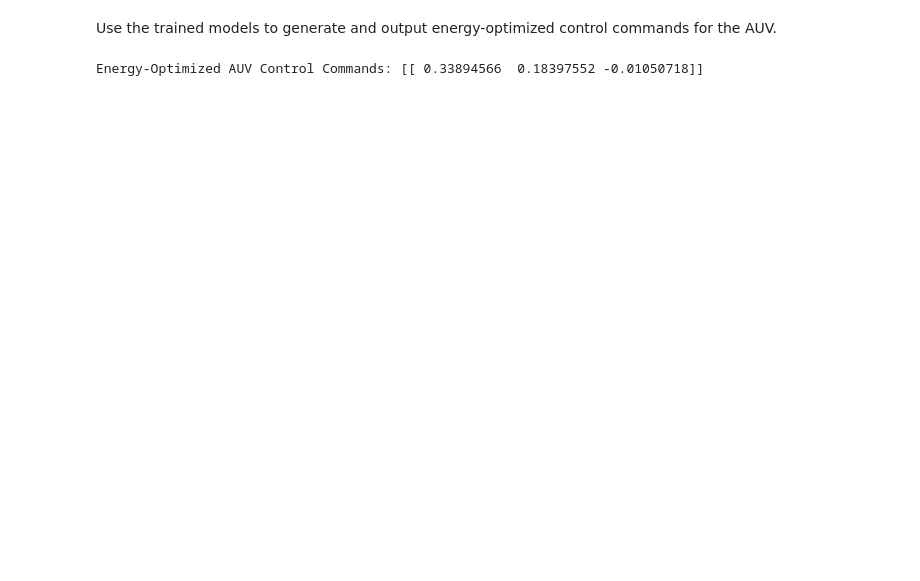
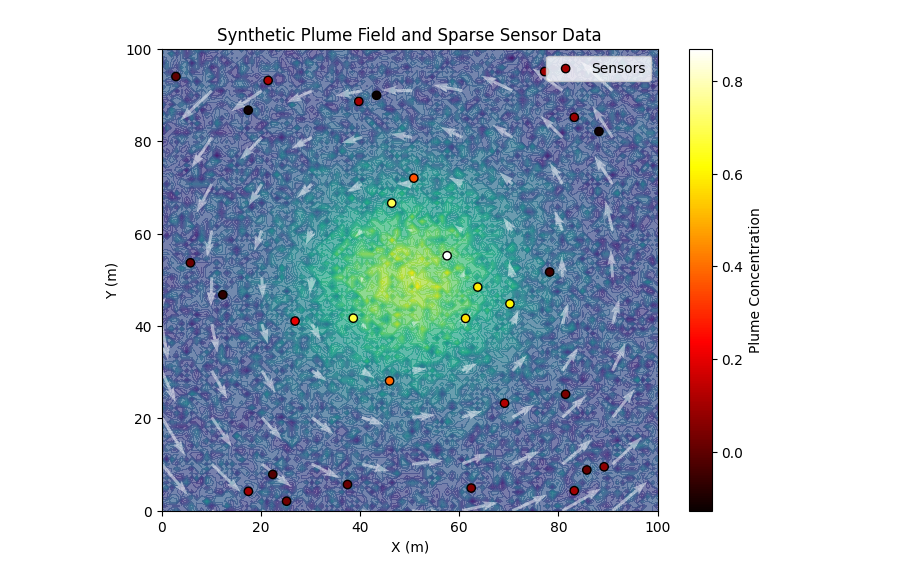
Before and after one commit to Anmol-Josan/PCMTF-for-AUV, a Jupyter notebook: AUV_Energy_Optimized_Control_Pipeline.ipynb, the cells around one changed output. Drawn from its saved outputs; the diff is of its cells as text; code cells hidden in the pictures; blank space fills up the shorter version.

```diff
--- a/AUV_Energy_Optimized_Control_Pipeline.ipynb
+++ b/AUV_Energy_Optimized_Control_Pipeline.ipynb
@@ -217,11 +0,0 @@ HamiltonianPolicyNet(
-# %% [markdown]
-Use the trained models to generate and output energy-optimized control commands for the AUV.
-# %%
-# Placeholder: Generate energy-optimized AUV control commands
-
-# In practice, this would use the outputs of the trained models
-example_input = torch.randn(1, 8)  # Example input vector
-control_commands = policy_net(example_input)
-print('Energy-Optimized AUV Control Commands:', control_commands.detach().numpy())
-# %% [output]
-Energy-Optimized AUV Control Commands: [[ 0.33894566  0.18397552 -0.01050718]]
@@ -230,0 +36,43 @@ from common_imports import *
+# %%
+import numpy as np
+import matplotlib.pyplot as plt
+
+# Set random seed for reproducibility
+np.random.seed(42)
+
+# Define spatial grid (e.g., 2D area)
+x = np.linspace(0, 100, 100)
+y = np.linspace(0, 100, 100)
+X, Y = np.meshgrid(x, y)
+
+# Simulate a synthetic plume concentration field (e.g., Gaussian blob with noise)
+def plume_concentration(x, y, center=(50, 50), sigma=15):
+    return np.exp(-((x - center[0])**2 + (y - center[1])**2) / (2 * sigma**2))
+
+C = plume_concentration(X, Y) + 0.1 * np.random.randn(*X.shape)
+
+# Simulate flow field (u, v) as simple vortex + noise
+u = - (Y - 50) / 50 + 0.05 * np.random.randn(*X.shape)
+v = (X - 50) / 50 + 0.05 * np.random.randn(*X.shape)
+
+# Sample sparse sensor locations
+num_sensors = 30
+sensor_x = np.random.uniform(0, 100, num_sensors)
+sensor_y = np.random.uniform(0, 100, num_sensors)
+sensor_c = plume_concentration(sensor_x, sensor_y) + 0.1 * np.random.randn(num_sensors)
+sensor_u = - (sensor_y - 50) / 50 + 0.05 * np.random.randn(num_sensors)
+sensor_v = (sensor_x - 50) / 50 + 0.05 * np.random.randn(num_sensors)
+
+# Visualize the synthetic data
+plt.figure(figsize=(8, 6))
+plt.contourf(X, Y, C, levels=50, cmap='viridis', alpha=0.7)
+plt.quiver(X[::10, ::10], Y[::10, ::10], u[::10, ::10], v[::10, ::10], color='white', alpha=0.5)
+plt.scatter(sensor_x, sensor_y, c=sensor_c, cmap='hot', edgecolor='k', label='Sensors')
+plt.colorbar(label='Plume Concentration')
+plt.title('Synthetic Plume Field and Sparse Sensor Data')
+plt.xlabel('X (m)')
+plt.ylabel('Y (m)')
+plt.legend()
+plt.show()
+# %% [output]
+[figure, added]
```
Also changed, not shown: parts of 18 cells of this notebook.
